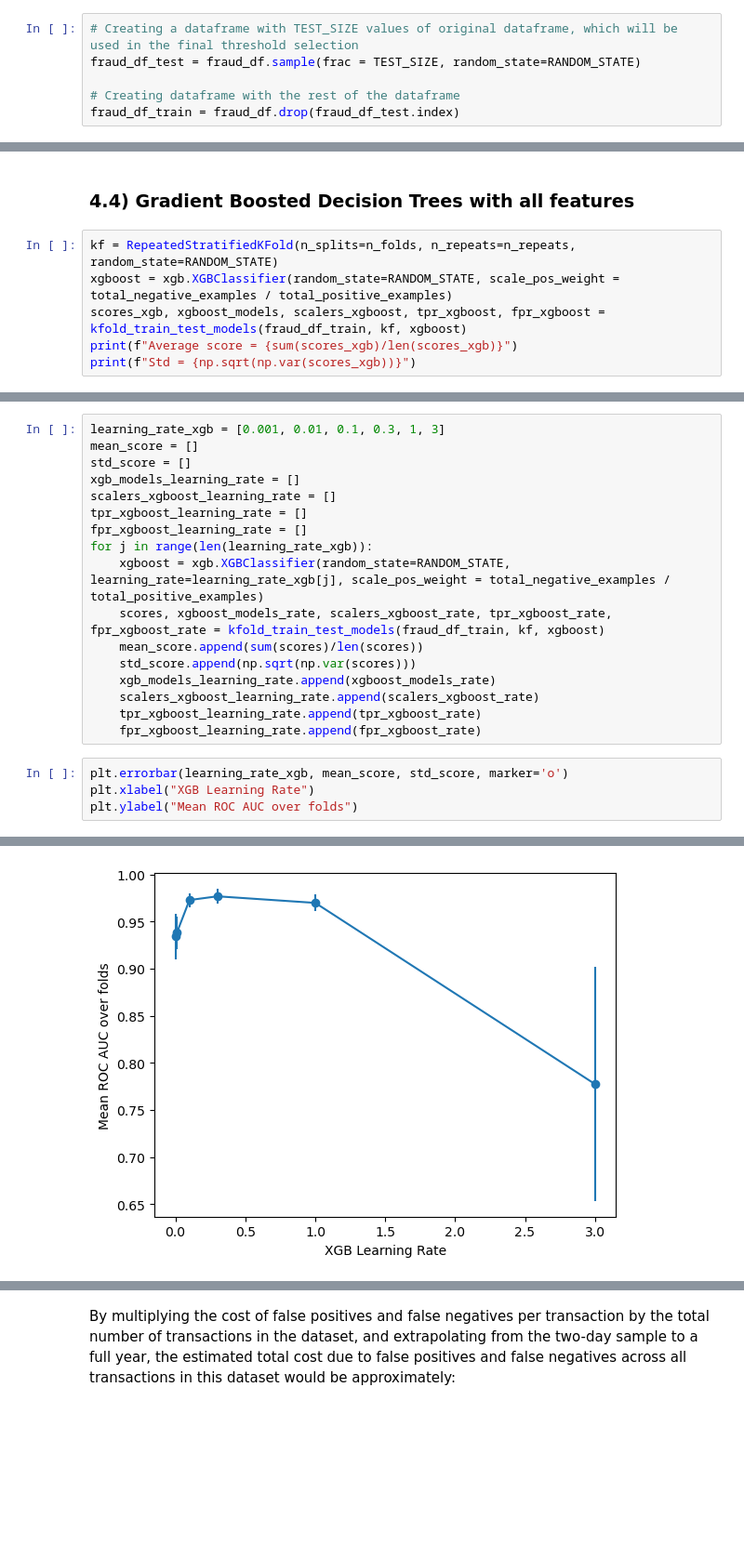
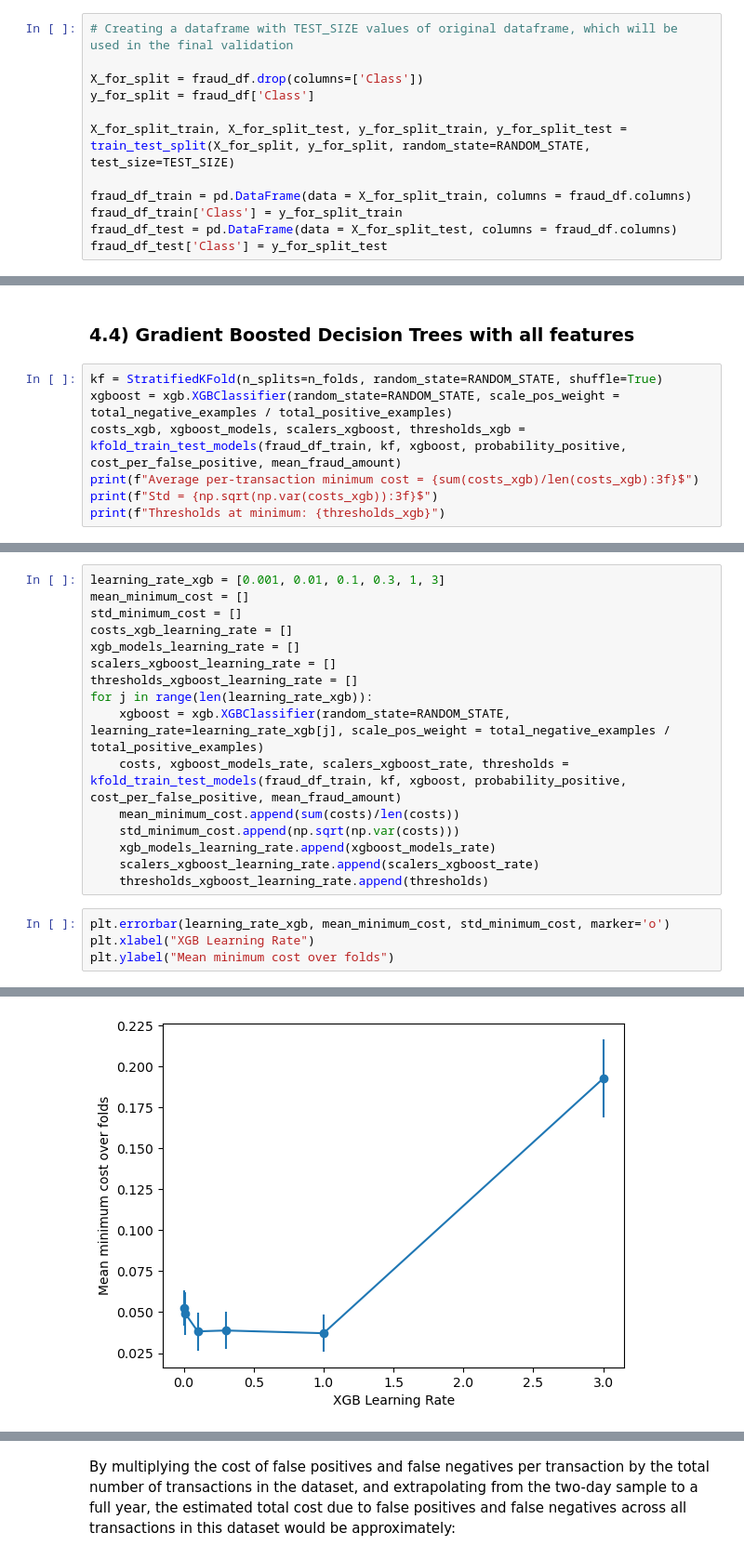
Before and after one commit to d-bruschini/fraud-detection-cost-optimization, a Jupyter notebook: fraud_detection.ipynb, the cells around one changed output, grey strips where cells are left out. Shown at 93% size. Drawn from its saved outputs; the diff is of its cells as text; blank space fills up the shorter version.

Commit message:
Choice of model and threshold is now performed minimizing per-transaction cost in one procedure
Also changed RepeatedStratifiedKFold to StratifiedKFold

```diff
--- a/fraud_detection.ipynb
+++ b/fraud_detection.ipynb
@@ -292,11 +308,17 @@ fraud_df = fraud_df.drop('Amount', axis=1)
 # %% [markdown]
 Let's now divide fraud_df into a training/cross-validation part and a testing part. The first part will be used to determine the machine learning model to predict fraudulent transactions, while the second part will be used to select the score threshold that minimizes the cost due to both the false positives and negatives
 # %%
-# Creating a dataframe with TEST_SIZE values of original dataframe, which will be used in the final threshold selection
-fraud_df_test = fraud_df.sample(frac = TEST_SIZE, random_state=RANDOM_STATE)
+# Creating a dataframe with TEST_SIZE values of original dataframe, which will be used in the final validation
 
-# Creating dataframe with the rest of the dataframe
-fraud_df_train = fraud_df.drop(fraud_df_test.index)
+X_for_split = fraud_df.drop(columns=['Class'])
+y_for_split = fraud_df['Class']
+
+X_for_split_train, X_for_split_test, y_for_split_train, y_for_split_test = train_test_split(X_for_split, y_for_split, random_state=RANDOM_STATE, test_size=TEST_SIZE)
+
+fraud_df_train = pd.DataFrame(data = X_for_split_train, columns = fraud_df.columns)
+fraud_df_train['Class'] = y_for_split_train
+fraud_df_test = pd.DataFrame(data = X_for_split_test, columns = fraud_df.columns)
+fraud_df_test['Class'] = y_for_split_test
 # %% [markdown]
 ## 4) Supervised fraud detection model building
 # %% [markdown]
@@ -420,9 +480,10 @@ The average AUC-ROC is slightly lower and the variance is slightly higher than t
 # %% [markdown]
 ### 4.4) Gradient Boosted Decision Trees with all features
 # %%
-kf = RepeatedStratifiedKFold(n_splits=n_folds, n_repeats=n_repeats, random_state=RANDOM_STATE)
+kf = StratifiedKFold(n_splits=n_folds, random_state=RANDOM_STATE, shuffle=True)
 xgboost = xgb.XGBClassifier(random_state=RANDOM_STATE, scale_pos_weight = total_negative_examples / total_positive_examples)
-scores_xgb, xgboost_models, scalers_xgboost, tpr_xgboost, fpr_xgboost = kfold_train_test_models(fraud_df_train, kf, xgboost)
-print(f"Average score = {sum(scores_xgb)/len(scores_xgb)}")
-print(f"Std = {np.sqrt(np.var(scores_xgb))}")
+costs_xgb, xgboost_models, scalers_xgboost, thresholds_xgb = kfold_train_test_models(fraud_df_train, kf, xgboost, probability_positive, cost_per_false_positive, mean_fraud_amount)
+print(f"Average per-transaction minimum cost = {sum(costs_xgb)/len(costs_xgb):3f}$")
+print(f"Std = {np.sqrt(np.var(costs_xgb)):3f}$")
+print(f"Thresholds at minimum: {thresholds_xgb}")
 # %% [output]
@@ -449,22 +511,21 @@ An attempt is made at seeing whether performance for XGB can be improved, by cha
 # %%
 learning_rate_xgb = [0.001, 0.01, 0.1, 0.3, 1, 3]
-mean_score = []
-std_score = []
+mean_minimum_cost = []
+std_minimum_cost = []
+costs_xgb_learning_rate = []
 xgb_models_learning_rate = []
 scalers_xgboost_learning_rate = []
-tpr_xgboost_learning_rate = []
-fpr_xgboost_learning_rate = []
+thresholds_xgboost_learning_rate = []
 for j in range(len(learning_rate_xgb)):
     xgboost = xgb.XGBClassifier(random_state=RANDOM_STATE, learning_rate=learning_rate_xgb[j], scale_pos_weight = total_negative_examples / total_positive_examples)
-    scores, xgboost_models_rate, scalers_xgboost_rate, tpr_xgboost_rate, fpr_xgboost_rate = kfold_train_test_models(fraud_df_train, kf, xgboost)
-    mean_score.append(sum(scores)/len(scores))
-    std_score.append(np.sqrt(np.var(scores)))
+    costs, xgboost_models_rate, scalers_xgboost_rate, thresholds = kfold_train_test_models(fraud_df_train, kf, xgboost, probability_positive, cost_per_false_positive, mean_fraud_amount)
+    mean_minimum_cost.append(sum(costs)/len(costs))
+    std_minimum_cost.append(np.sqrt(np.var(costs)))
     xgb_models_learning_rate.append(xgboost_models_rate)
     scalers_xgboost_learning_rate.append(scalers_xgboost_rate)
-    tpr_xgboost_learning_rate.append(tpr_xgboost_rate)
-    fpr_xgboost_learning_rate.append(fpr_xgboost_rate)
+    thresholds_xgboost_learning_rate.append(thresholds)
 # %%
-plt.errorbar(learning_rate_xgb, mean_score, std_score, marker='o')
+plt.errorbar(learning_rate_xgb, mean_minimum_cost, std_minimum_cost, marker='o')
 plt.xlabel("XGB Learning Rate")
-plt.ylabel("Mean ROC AUC over folds")
+plt.ylabel("Mean minimum cost over folds")
 # %% [output]
@@ -472,2 +533,2 @@ Text(0, 0.5, 'Mean ROC AUC over folds')
-[figure, old version]
+[figure, new version]
 # %% [markdown]
```
Also changed, not shown: parts of 48 cells of this notebook, 1 other file.
